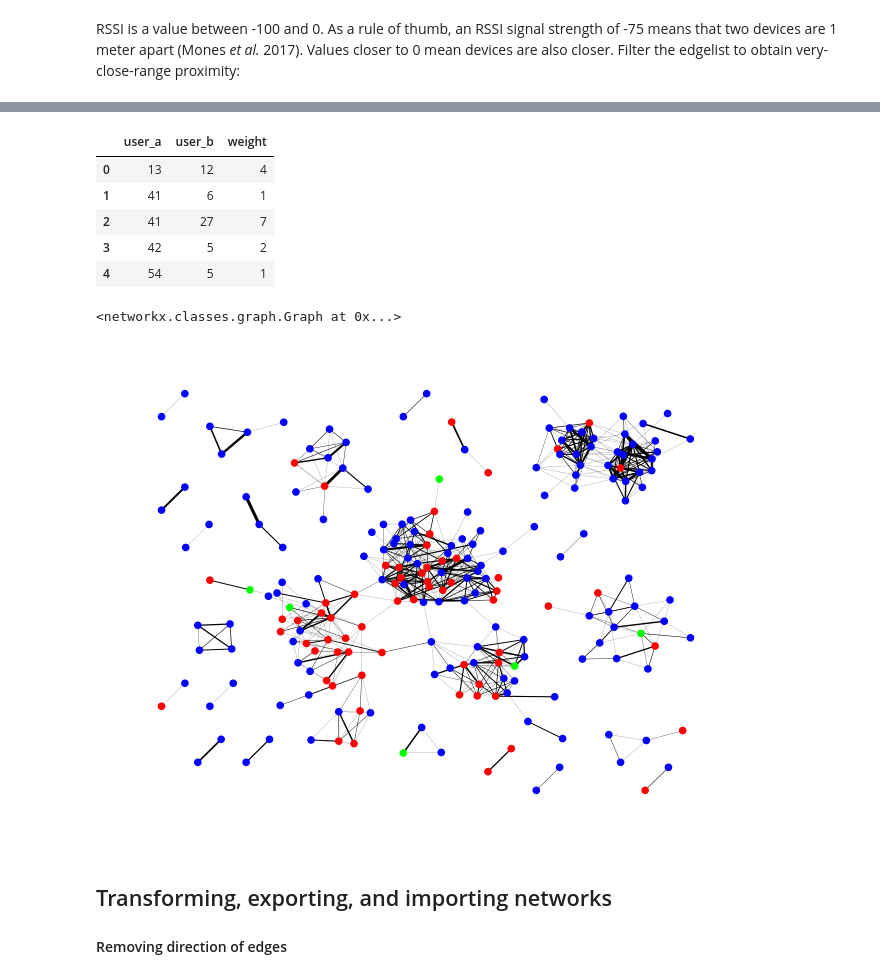
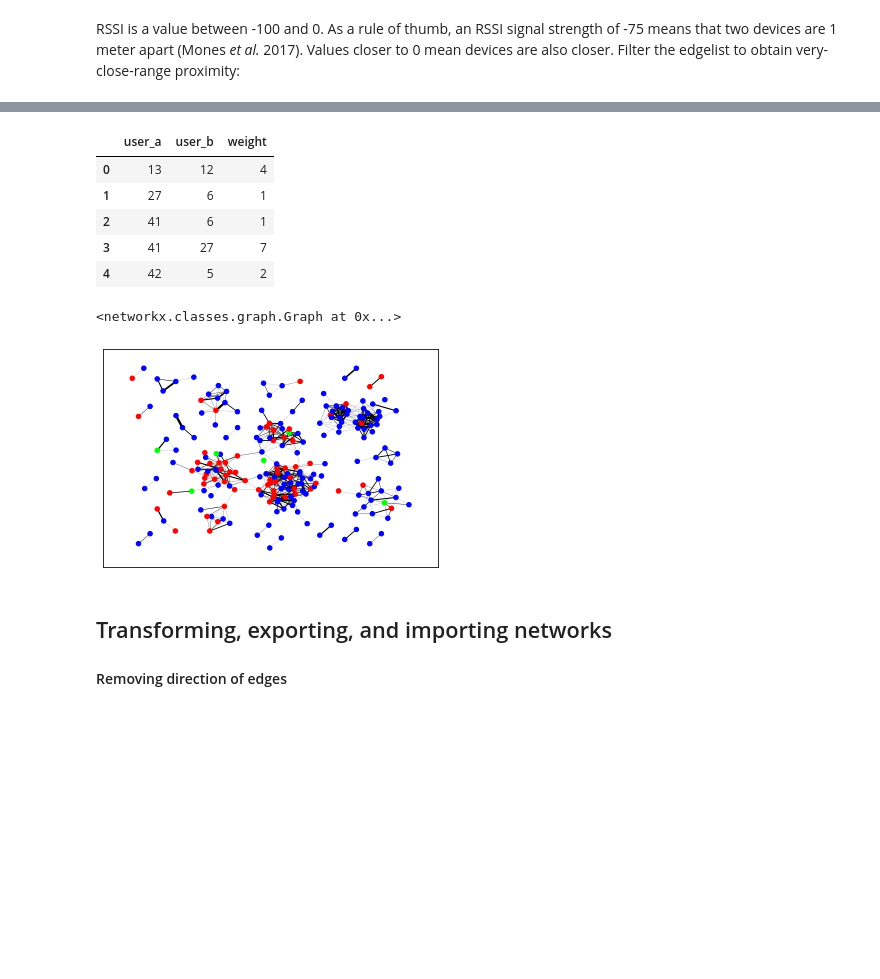
Before and after one commit to socialcomquant/css_methods_python_workshop, a Jupyter notebook: workshop2/1_network_construction_solution.ipynb, the cells around one changed output, grey strips where cells are left out. Drawn from its saved outputs; the diff is of its cells as text; code cells hidden in the pictures; blank space fills up the shorter version.

```diff
--- a/workshop2/1_network_construction_solution.ipynb
+++ b/workshop2/1_network_construction_solution.ipynb
@@ -137,7 +137,7 @@ def aggregate_edges(df, time, source, target, weight, time_zero, window_size, in
         inclusive : {'both', 'neither', 'left', 'right'}
             Include boundaries. Whether to set each bound as closed or open.
         fun : {'max', 'sum', 'mean'}
-            Aggregation method. Either the maximum edge weight is used, weights are summer, or weights are averaged.
+            Aggregation method. Either the maximum edge weight is used, weights are summed, or weights are averaged.
 
     Returns:
         Aggregated edge list consisting of a node pair and a weight column.
@@ -402,10 +405,10 @@ edgelist_bt_snapshot1.head()
 # %% [output]
 |  | user_a | user_b | weight |
 | 0 | 13 | 12 | 4 |
-| 1 | 41 | 6 | 1 |
-| 2 | 41 | 27 | 7 |
-| 3 | 42 | 5 | 2 |
-| 4 | 54 | 5 | 1 |
+| 1 | 27 | 6 | 1 |
+| 2 | 41 | 6 | 1 |
+| 3 | 41 | 27 | 7 |
+| 4 | 42 | 5 | 2 |
 # %%
 G_bt_snapshot1 = nx.from_pandas_edgelist(
     df = edgelist_bt_snapshot1,
@@ -425,18 +428,20 @@ nx.set_node_attributes(G=G_bt_snapshot1, values=pos_bt_snapshot1, name='pos')
 for v in G_bt_snapshot1.nodes:
     G_bt_snapshot1.nodes[v]['sex'] = nodelist.loc[v, 'sex']
 # %%
-nx.draw(
+nx.draw_networkx(
     G = G_bt_snapshot1,
     pos = pos_bt_snapshot1,
     node_size = 20,
     node_color = list(nx.get_node_attributes(G=G_bt_snapshot1, name='sex').values()),
     cmap = plt.cm.brg,
+    with_labels = False,
     width = [w/10 for w in nx.get_edge_attributes(G=G_bt_snapshot1, name='weight').values()]
 )
+
 plt.savefig('results/G_bt_snapshot1.pdf')
 plt.savefig('results/G_bt_snapshot1.png')
 # %% [output]
-[figure, old version]
+[figure, new version]
 # %% [markdown]
 ## Transforming, exporting, and importing networks
 
```
Also changed, not shown: parts of 7 cells of this notebook, 3 other files.
